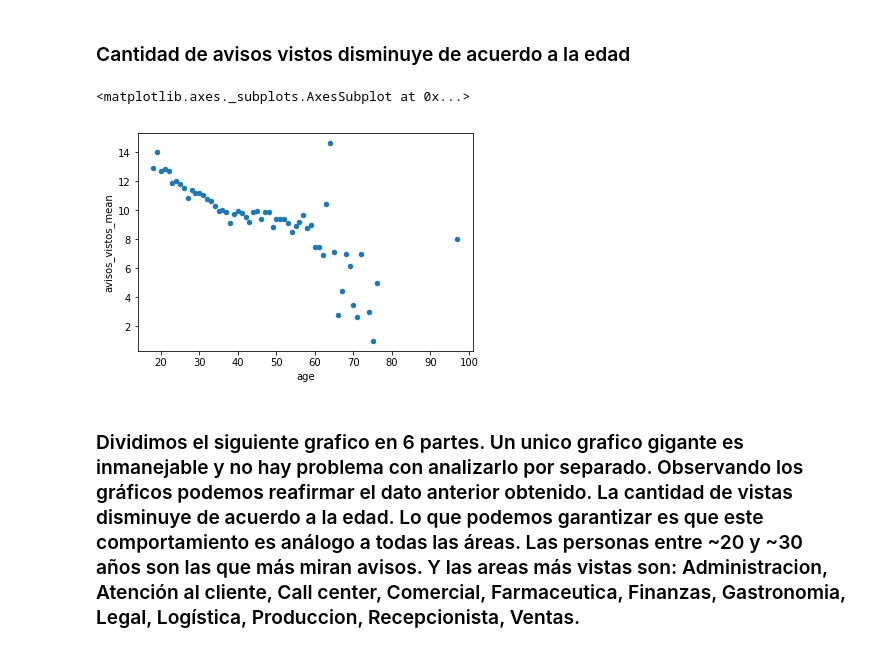
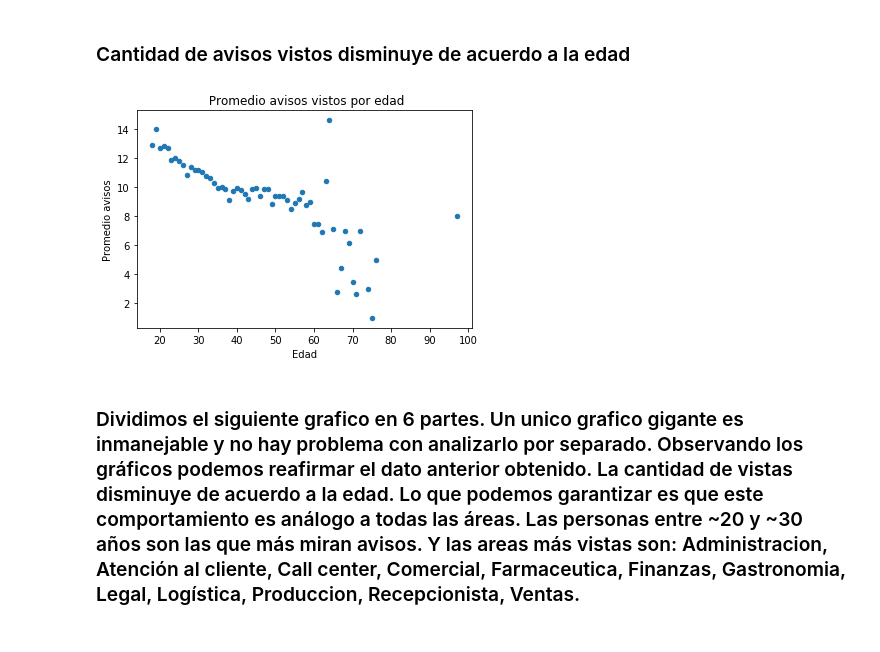
Before and after one commit to iloyarte/datos-tp, a Jupyter notebook: TP 1 - Analisis exploratorio - 2C.ipynb, the cells around one changed output. Drawn from its saved outputs; the diff is of its cells as text; code cells hidden in the pictures.

Commit message:
some graphic fix

```diff
--- a/TP 1 - Analisis exploratorio - 2C.ipynb
+++ b/TP 1 - Analisis exploratorio - 2C.ipynb
@@ -27,10 +27,12 @@ postulantes_avisos_mean.columns = ['age','avisos_vistos_mean']
 ### Cantidad de avisos vistos disminuye de acuerdo a la edad
 # %%
 %matplotlib inline
-postulantes_avisos_mean.plot.scatter('age','avisos_vistos_mean')
+ax = postulantes_avisos_mean.plot.scatter('age','avisos_vistos_mean', title =" Promedio avisos vistos por edad")
+ax.set_xlabel("Edad")
+ax.set_ylabel("Promedio avisos")
+plt.savefig("images/avisos_por_edad_promedio.png")
 # %% [output]
-<matplotlib.axes._subplots.AxesSubplot at 0x...>
-[figure, old version]
+[figure, new version]
 # %%
 postulantes_vistas_detalles = postulantes_vistas.merge(data_detalles, on = 'idAviso', how = 'inner')
 # %% [markdown]
```
Also changed, not shown: parts of 35 cells of this notebook.
